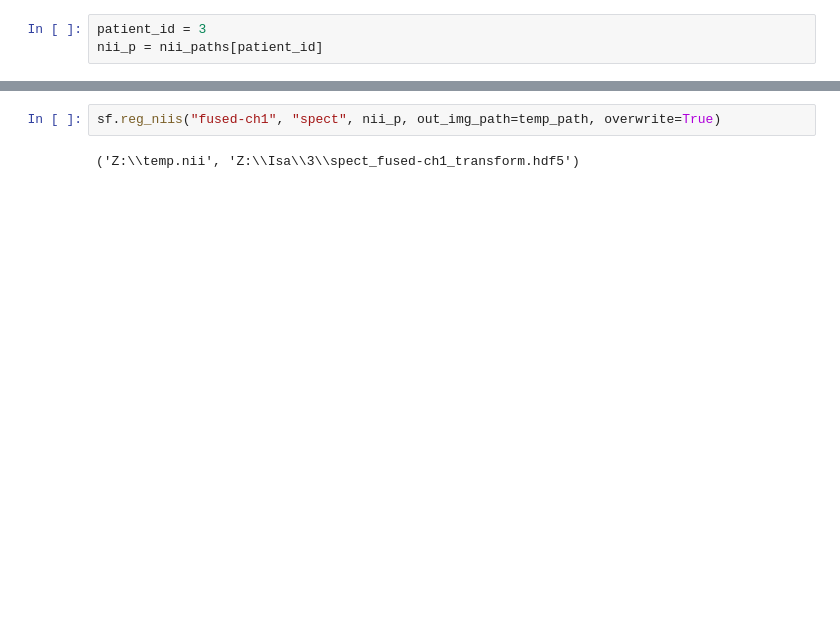
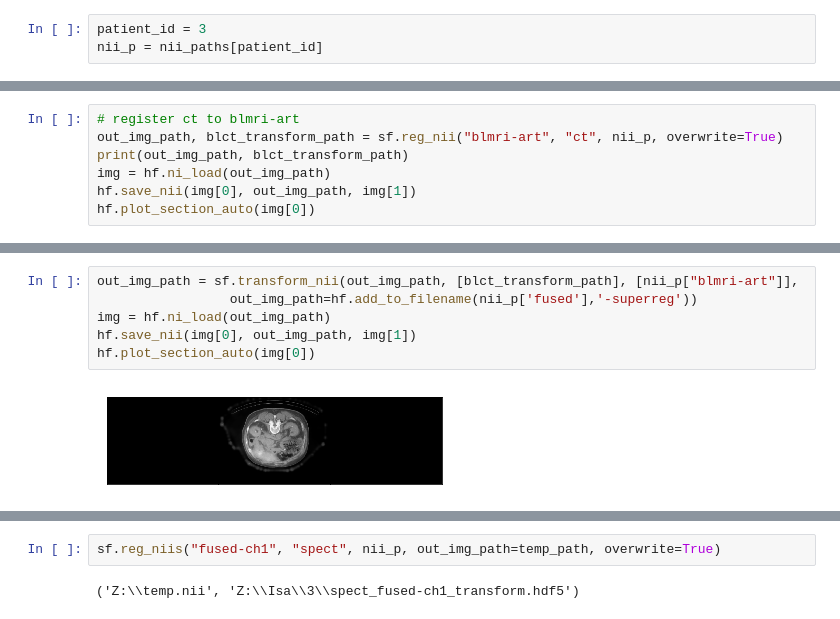
Before and after one commit to clintonjwang/cancer-staging, a Jupyter notebook: main.ipynb, the cells around one changed output, grey strips where cells are left out. Drawn from its saved outputs; the diff is of its cells as text; blank space fills up the shorter version.

```diff
--- a/main.ipynb
+++ b/main.ipynb
@@ -102,0 +63,7 @@ fused_img,_=hf.ni_load(nii_paths[patient_id]['fused-ch1'])
+# %%
+# register ct to blmri-art
+out_img_path, blct_transform_path = sf.reg_nii("blmri-art", "ct", nii_p, overwrite=True)
+print(out_img_path, blct_transform_path)
+img = hf.ni_load(out_img_path)
+hf.save_nii(img[0], out_img_path, img[1])
+hf.plot_section_auto(img[0])
@@ -102,0 +82,8 @@ fused_img,_=hf.ni_load(nii_paths[patient_id]['fused-ch1'])
+# %%
+out_img_path = sf.transform_nii(out_img_path, [blct_transform_path], [nii_p["blmri-art"]],
+                 out_img_path=hf.add_to_filename(nii_p['fused'],'-superreg'))
+img = hf.ni_load(out_img_path)
+hf.save_nii(img[0], out_img_path, img[1])
+hf.plot_section_auto(img[0])
+# %% [output]
+[figure, added]
```
Also changed, not shown: parts of 47 cells of this notebook, 2 other files.
